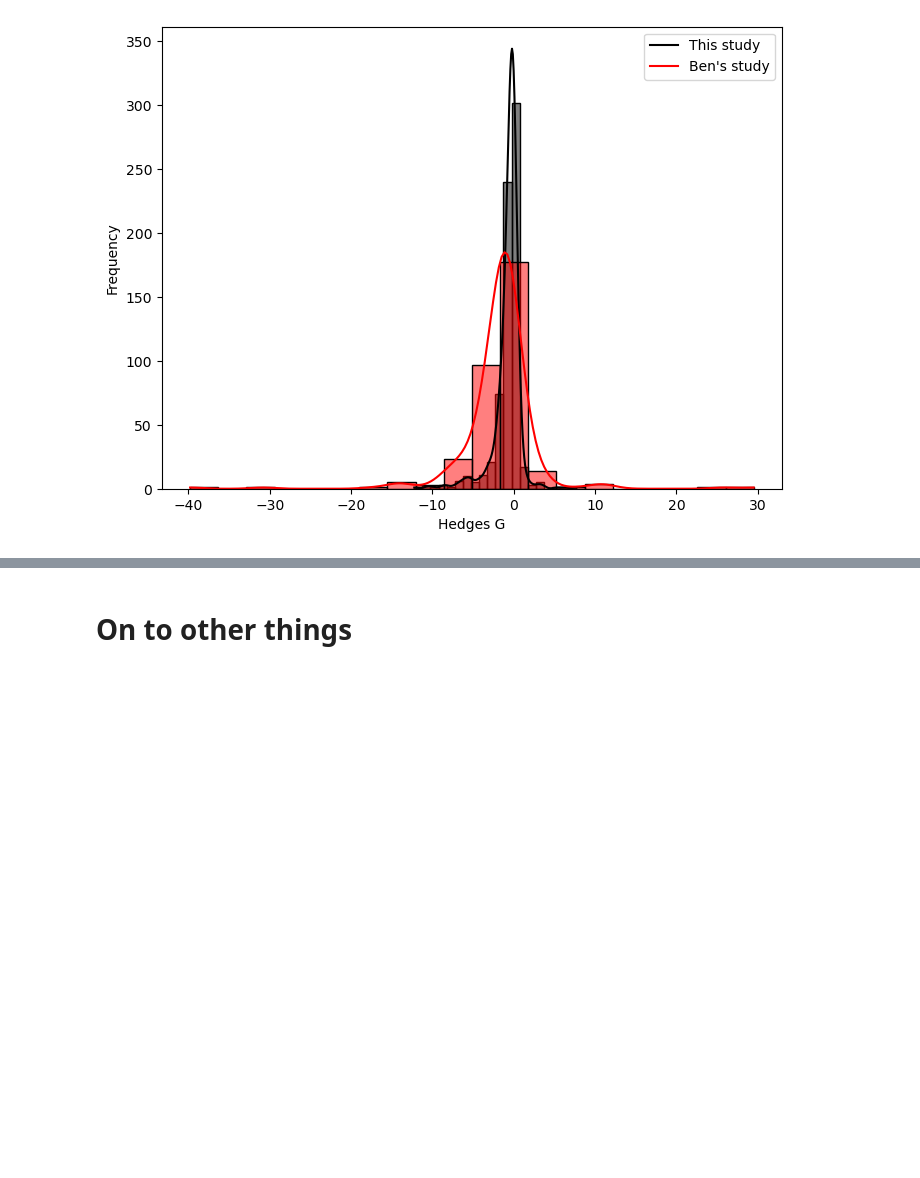
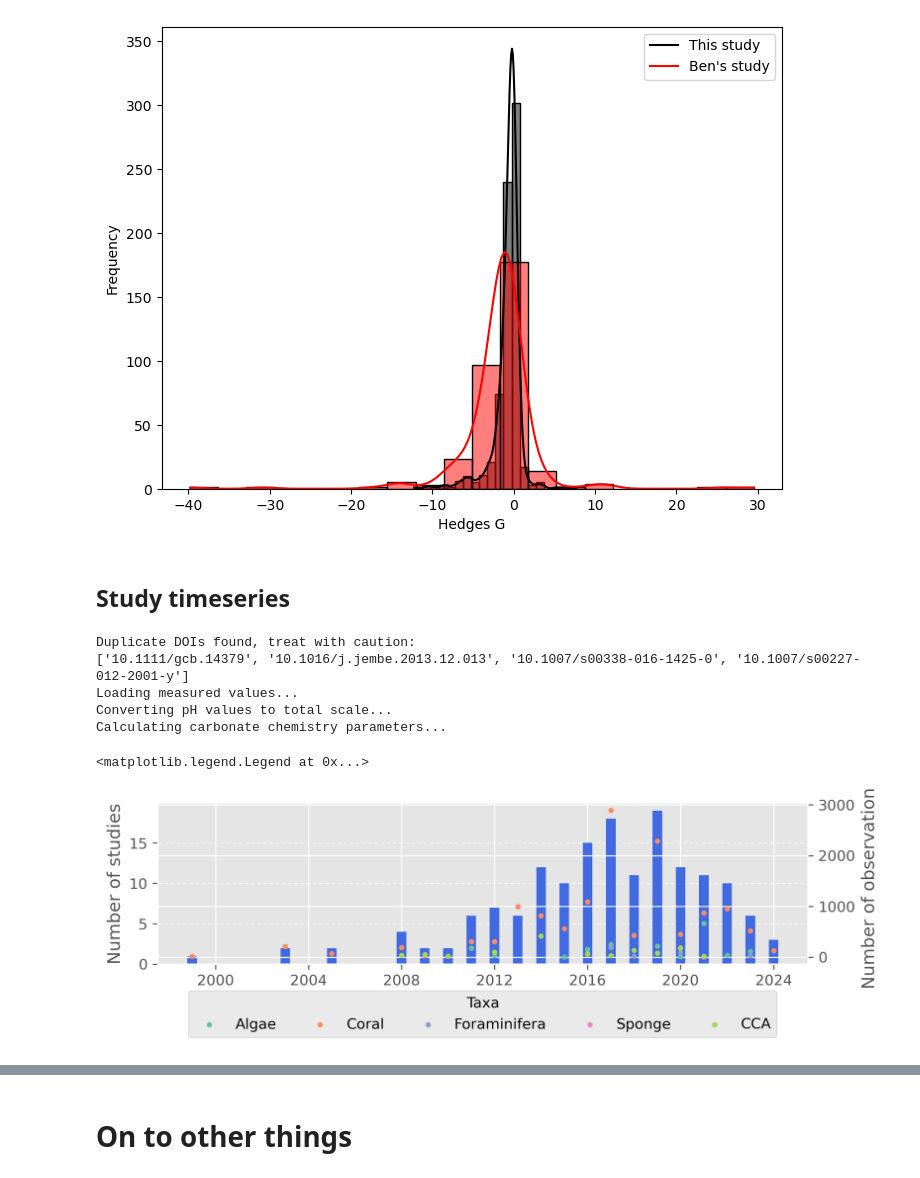
Before and after one commit to orlando-code/calc-rates, a Jupyter notebook: notebooks/initial.ipynb, the cells around one changed output, grey strips where cells are left out. Drawn from its saved outputs; the diff is of its cells as text; code cells hidden in the pictures; blank space fills up the shorter version.

Commit message:
meta plots

```diff
--- a/notebooks/initial.ipynb
+++ b/notebooks/initial.ipynb
@@ -96,3 +96,68 @@ KS test: p-value = 0.00
 Distributions are different
 # samples: this study = 705, Ben's study = 329
 [figure]
+# %% [markdown]
+## Study timeseries
+# %%
+# all_data
+
+# generate carbonate chemistry data
+meta_fp = config.data_dir / 'Orlando_data.xlsx'
+carb_df = utils.populate_carbonate_chemistry(meta_fp, 'all_data')
+
+# # carb_df = carb_df[carb_df['extractor'] == 'Orlando']      # no longer necessary, since have corrected all other student's data!
+
+# prepare for future alignment with climatology (first uniquify dois in the same way)
+unique_pairs = carb_df.drop_duplicates(subset=['doi', 'location'])[['doi', 'location']]
+unique_pairs.doi = utils.uniquify_repeated_values(carb_df.drop_duplicates(subset=['doi', 'location']).doi)
+
+# create a dictionary mapping from original (doi, location) pairs to uniquified dois
+doi_location_map = dict(zip(zip(carb_df.drop_duplicates(subset=['doi', 'location'])['doi'],
+                               carb_df.drop_duplicates(subset=['doi', 'location'])['location']),
+                         unique_pairs['doi']))
+
+# create a copy of the original DOIs
+carb_df['original_doi'] = carb_df['doi']
+# apply the mapping to update DOIs
+carb_df['doi'] = [doi_location_map.get((doi, loc), doi) for doi, loc in zip(carb_df['doi'], carb_df['location'])]
+# %% [output]
+Duplicate DOIs found, treat with caution:
+['10.1111/gcb.14379', '10.1016/j.jembe.2013.12.013', '10.1007/s00338-016-1425-0', '10.1007/s00227-012-2001-y']
+Loading measured values...
+Converting pH values to total scale...
+Calculating carbonate chemistry parameters...
+# %%
+### plot temporal distribution of studies, breakdown by species
+# create figure
+fig, ax = plt.subplots(1, 1, figsize=(8, 2), dpi=300)
+
+# drop na from year columns
+dates_df = carb_df.dropna(subset=["year"])
+
+# count occurrences of year of each doi
+year_counts = carb_df.groupby('year')['doi'].nunique()
+
+ax.bar(year_counts.index, year_counts.values, color='royalblue', width=150)
+ax.set_ylabel("Number of studies")
+ax.grid(axis='y', linestyle='--', alpha=0.6)
+
+# group df by taxa
+taxa_df_grouped = carb_df.groupby(['taxa', 'year'])
+
+# sum total n for each unique taxa and by year
+taxa_counts = taxa_df_grouped['n'].sum()
+
+### plot number of observations each year, by
+unique_taxa = carb_df['taxa'].unique()
+n_ax = ax.twinx()
+taxa_palette = sns.color_palette("Set2", len(unique_taxa))
+taxa_color_map = dict(zip(unique_taxa, taxa_palette))
+for taxa in unique_taxa:
+    taxa_data = taxa_counts[taxa_counts.index.get_level_values('taxa') == taxa]
+    n_ax.scatter(taxa_data.index.get_level_values('year'), taxa_data.values, color=taxa_color_map[taxa], alpha=1, s=10, label=taxa)
+
+n_ax.set_ylabel("Number of observations")
+n_ax.legend(title="Taxa", loc='lower center', bbox_to_anchor=(0.5, -0.5), ncol=len(unique_taxa))
+# %% [output]
+<matplotlib.legend.Legend at 0x...>
+[figure, added]
```
Also changed, not shown: parts of 31 cells of this notebook.
